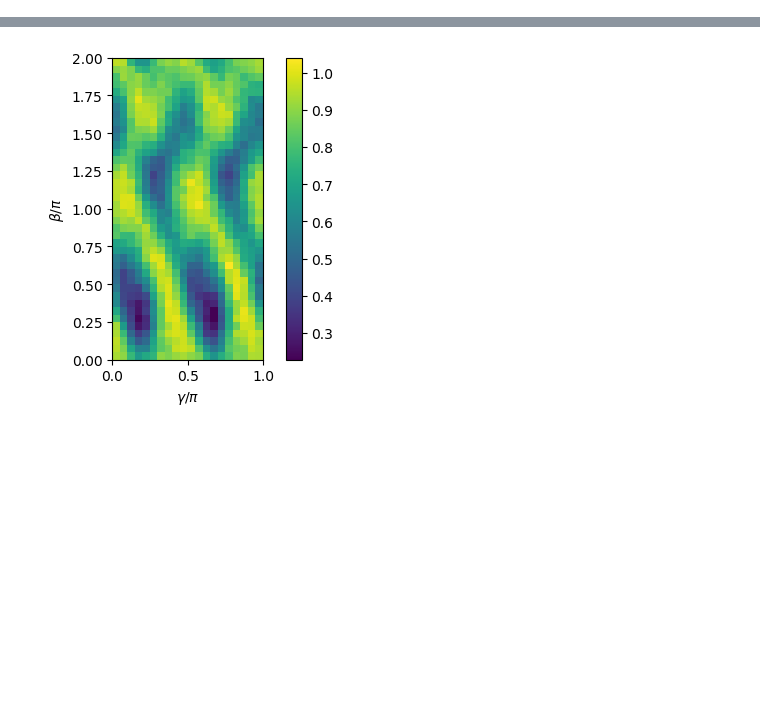
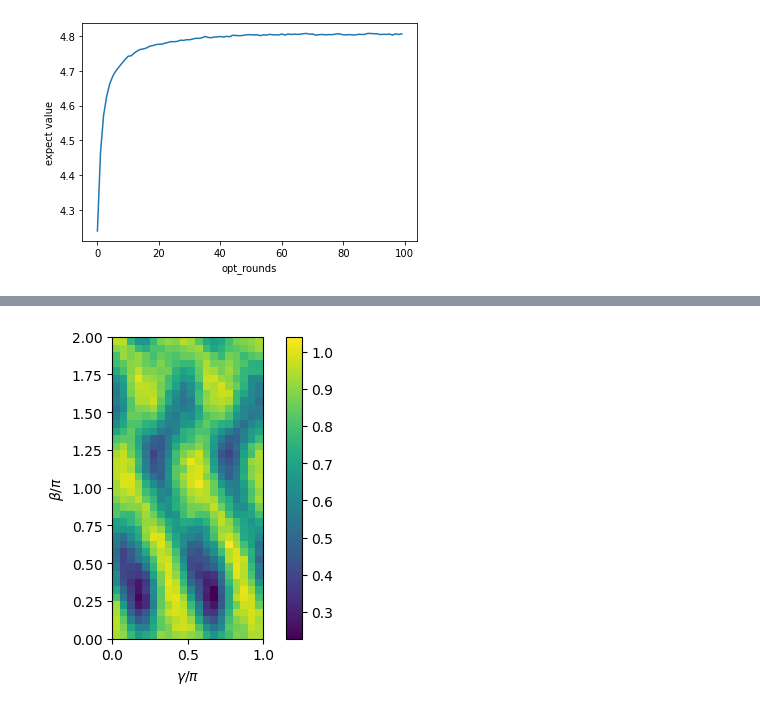
Before and after one commit to XunyiZhao/Quantum_Information_Project, a Jupyter notebook: k-colorable-subgraph.ipynb, the cells around one changed output, grey strips where cells are left out. Saved outputs shown, nothing was run; the diff lists cells and outputs as text; code cells hidden in the pictures; blank space fills up the shorter version.

```diff
--- a/k-colorable-subgraph.ipynb
+++ b/k-colorable-subgraph.ipynb
@@ -258,9 +260,18 @@ Wall time: 4min 22s
 # %%
-# %%time
+%%time
+
+colors = 3
+rounds = 100
+depth = 4
+shots = 200000
+rate = 0.01
 
 
-# curve = k_col.train(colors, rounds, depth, shots, rate)
-# plt.plot(curve)
-# plt.ylabel('expect value')
-# plt.xlabel('opt_rounds')
-# plt.show()
+
+curve = k_col.train(colors, rounds, depth, shots, rate)
+plt.plot(curve)
+plt.ylabel('expect value')
+plt.xlabel('opt_rounds')
+plt.show()
+# %% [output]
+[figure, added]
```
Also changed, not shown: parts of 7 cells of this notebook.
